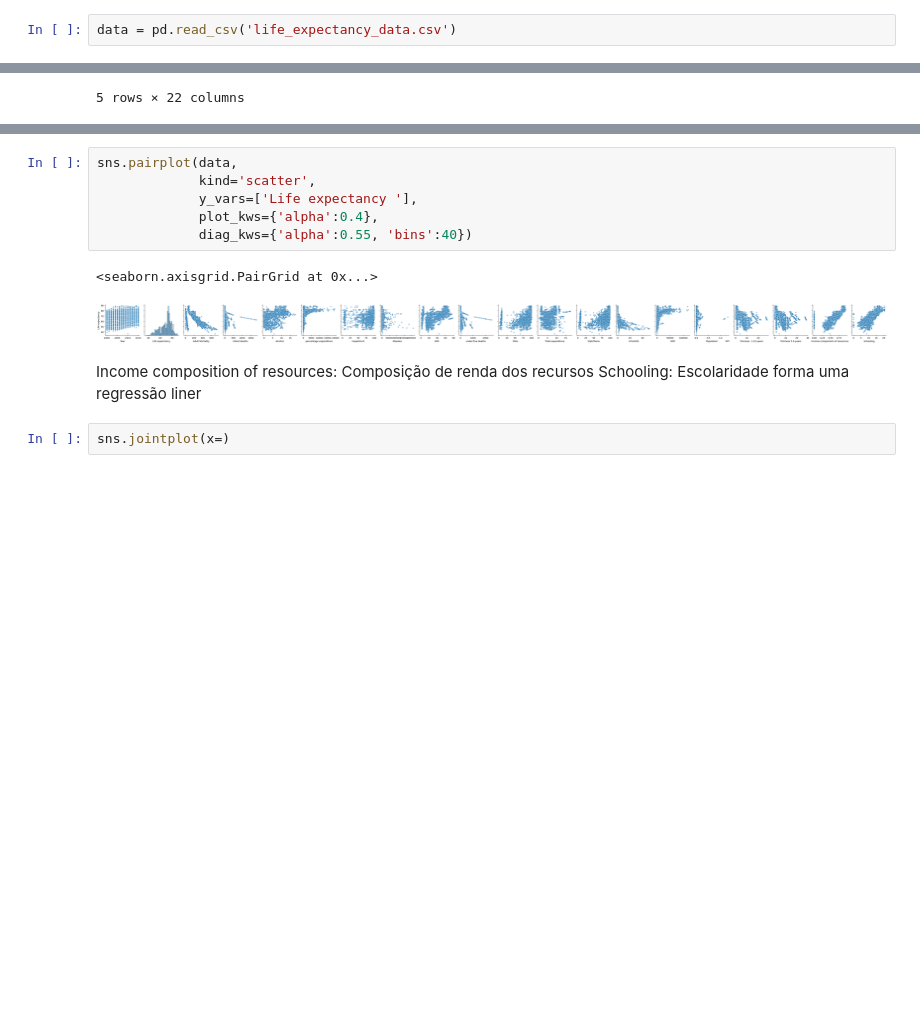
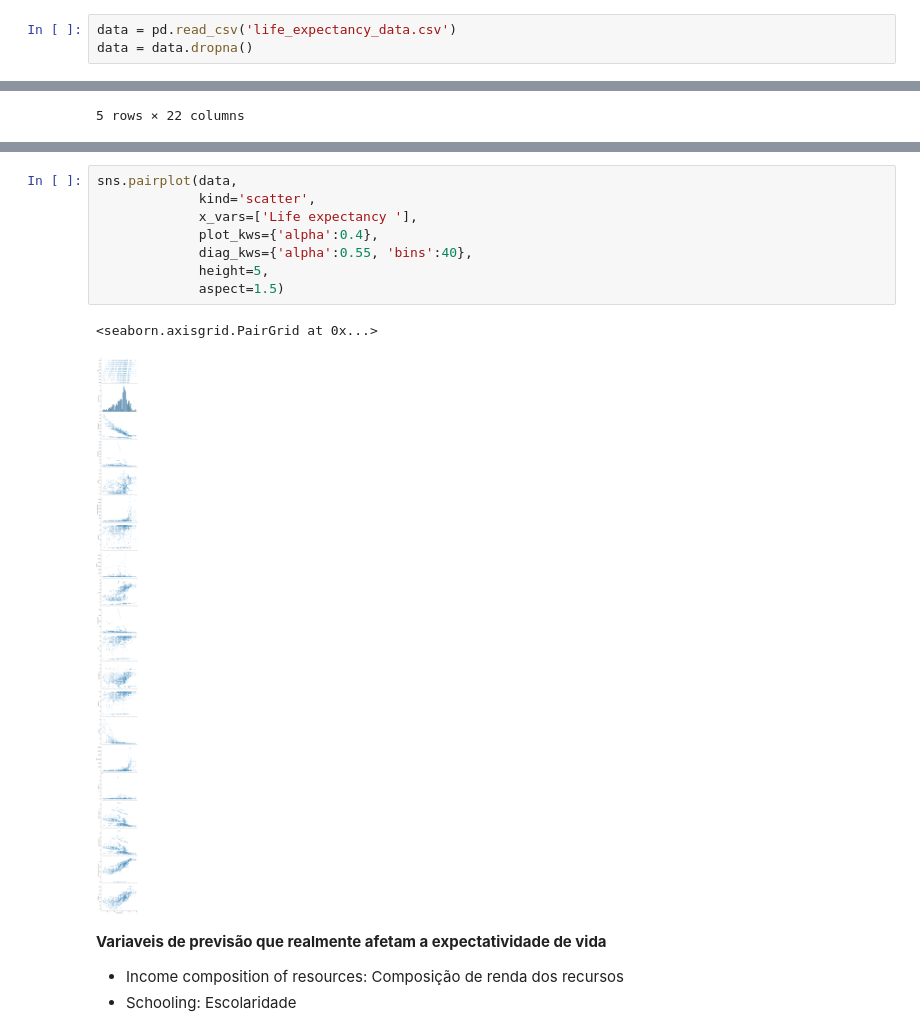
Before and after one commit to R-enanVieira/MachineLearning, a Jupyter notebook: 1o_projeto_tema_01_2024.ipynb, the cells around one changed output, grey strips where cells are left out. Saved outputs shown, nothing was run; the diff lists cells and outputs as text; blank space fills up the shorter version.

```diff
--- a/1o_projeto_tema_01_2024.ipynb
+++ b/1o_projeto_tema_01_2024.ipynb
@@ -37,6 +37,7 @@ import matplotlib as plt
 import seaborn as sns
 # %%
 data = pd.read_csv('life_expectancy_data.csv')
+data = data.dropna()
 # %%
 data.head()
 # %% [output]
@@ -82,15 +103,16 @@ data.describe()
 # %%
 sns.pairplot(data,
              kind='scatter',
-             y_vars=['Life expectancy '],
+             x_vars=['Life expectancy '],
              plot_kws={'alpha':0.4},
-             diag_kws={'alpha':0.55, 'bins':40})
+             diag_kws={'alpha':0.55, 'bins':40},
+             height=5,
+             aspect=1.5)
 # %% [output]
 <seaborn.axisgrid.PairGrid at 0x...>
-[figure, old version]
+[figure, new version]
 # %% [markdown]
-Income composition of resources: Composição de renda dos recursos
-Schooling: Escolaridade
-forma uma regressão liner
+**Variaveis de previsão que realmente afetam a expectatividade de vida**
+
+- Income composition of resources: Composição de renda dos recursos
+- Schooling: Escolaridade
-# %%
-sns.jointplot(x=)
```
Also changed, not shown: parts of 15 cells of this notebook.
